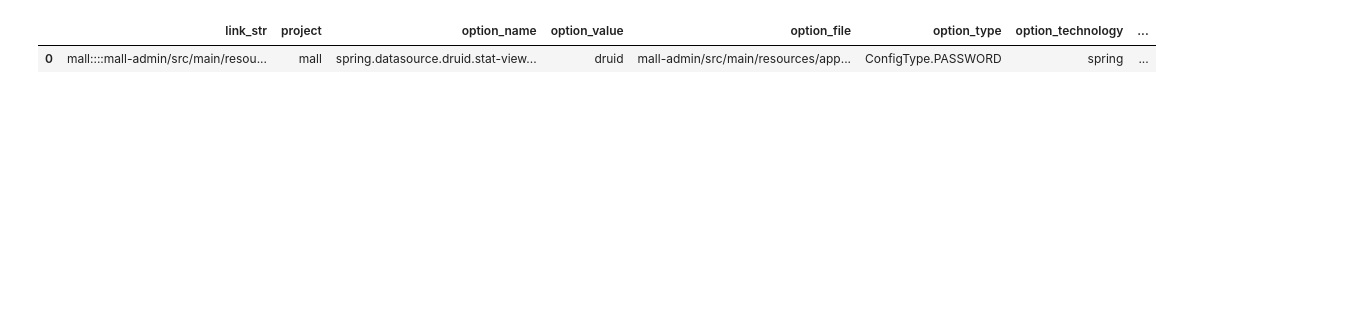
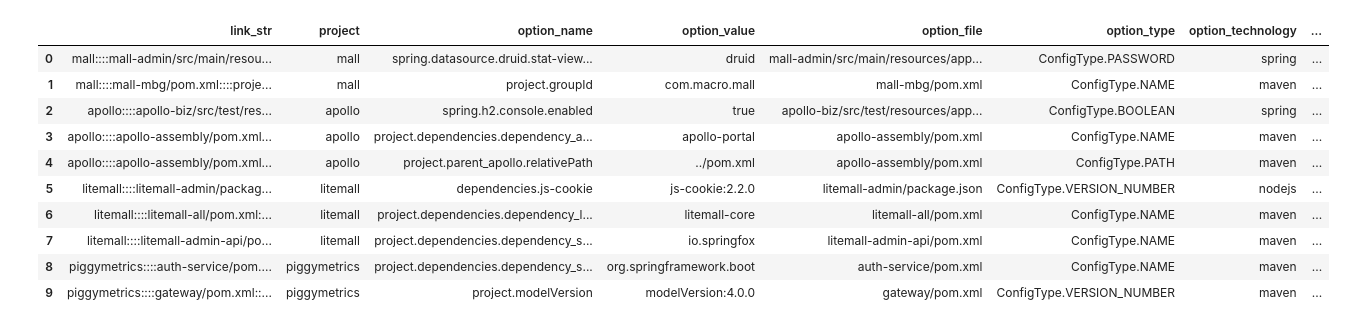
Before and after one commit to simisimon/dependency-validation-rag, a Jupyter notebook: src/eval.ipynb, the cells around one changed output. Saved outputs shown, nothing was run; the diff lists cells and outputs as text; code cells hidden in the pictures; blank space fills up the shorter version.

```diff
--- a/src/eval.ipynb
+++ b/src/eval.ipynb
@@ -17,13 +17,22 @@ cval = CVal.init(
 # %%
 import pandas as pd
 
-eval_data_file = "../data/eval/dependencies_without_rules.csv"
+eval_data_file = "../data/test_data/dependencies_without_rules.csv"
 df = pd.read_csv(eval_data_file, sep=";")
-df_sample = df[:1]
+df_sample = df[:10]
 df_sample
 # %% [output]
 |  | link_str | project | option_name | option_value | option_file | option_type | option_technology | ... |
 | 0 | mall::::mall-admin/src/main/resou... | mall | spring.datasource.druid.stat-view... | druid | mall-admin/src/main/resources/app... | ConfigType.PASSWORD | spring | ... |
+| 1 | mall::::mall-mbg/pom.xml::::proje... | mall | project.groupId | com.macro.mall | mall-mbg/pom.xml | ConfigType.NAME | maven | ... |
+| 2 | apollo::::apollo-biz/src/test/res... | apollo | spring.h2.console.enabled | true | apollo-biz/src/test/resources/app... | ConfigType.BOOLEAN | spring | ... |
+| 3 | apollo::::apollo-assembly/pom.xml... | apollo | project.dependencies.dependency_a... | apollo-portal | apollo-assembly/pom.xml | ConfigType.NAME | maven | ... |
+| 4 | apollo::::apollo-assembly/pom.xml... | apollo | project.parent_apollo.relativePath | ../pom.xml | apollo-assembly/pom.xml | ConfigType.PATH | maven | ... |
+| 5 | litemall::::litemall-admin/packag... | litemall | dependencies.js-cookie | js-cookie:2.2.0 | litemall-admin/package.json | ConfigType.VERSION_NUMBER | nodejs | ... |
+| 6 | litemall::::litemall-all/pom.xml:... | litemall | project.dependencies.dependency_l... | litemall-core | litemall-all/pom.xml | ConfigType.NAME | maven | ... |
+| 7 | litemall::::litemall-admin-api/po... | litemall | project.dependencies.dependency_s... | io.springfox | litemall-admin-api/pom.xml | ConfigType.NAME | maven | ... |
+| 8 | piggymetrics::::auth-service/pom.... | piggymetrics | project.dependencies.dependency_s... | org.springframework.boot | auth-service/pom.xml | ConfigType.NAME | maven | ... |
+| 9 | piggymetrics::::gateway/pom.xml::... | piggymetrics | project.modelVersion | modelVersion:4.0.0 | gateway/pom.xml | ConfigType.VERSION_NUMBER | maven | ... |
 # %%
 from deepeval.metrics import AnswerRelevancyMetric, FaithfulnessMetric, ContextualRelevancyMetric
 from deepeval.test_case import LLMTestCase
```
Also changed, not shown: parts of 5 cells of this notebook, 5 other files.
